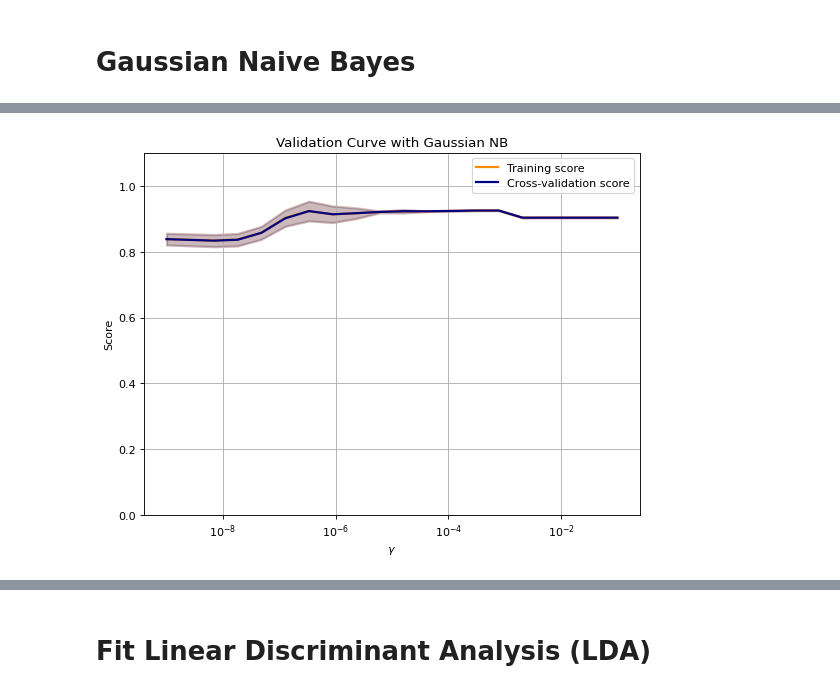
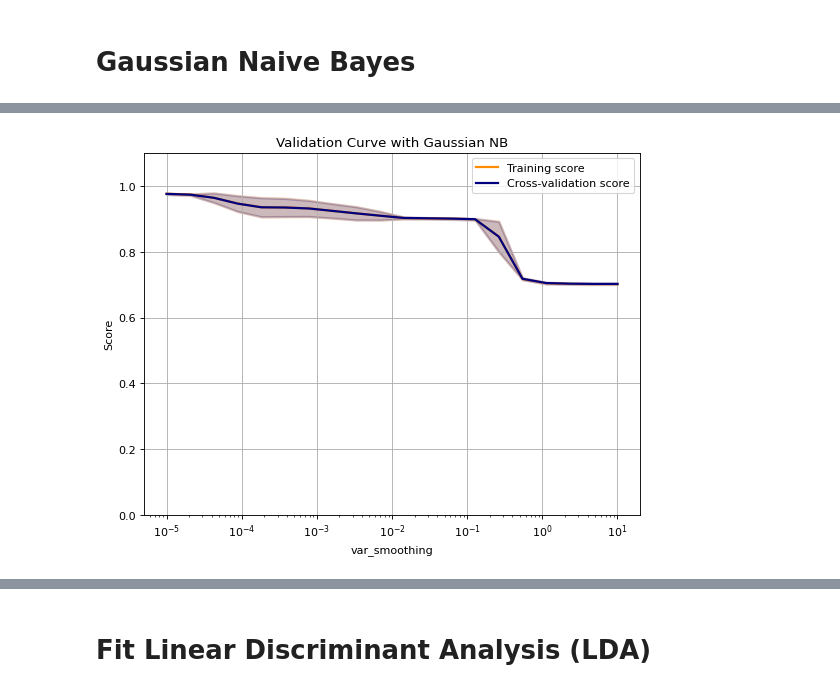
Before and after one commit to Amirosein/AGB-stars-ML-project, a Jupyter notebook: Milestone2/AGB_Project_2.ipynb, the cells around one changed output, grey strips where cells are left out. Saved outputs shown, nothing was run; the diff lists cells and outputs as text; code cells hidden in the pictures.

```diff
--- a/Milestone2/AGB_Project_2.ipynb
+++ b/Milestone2/AGB_Project_2.ipynb
@@ -251,39 +234,13 @@ plot_confusion_matrix(clf1, x_test, y_test,  ax=ax, normalize='true')
-# %%
-from sklearn.model_selection import validation_curve
-
-param_range = np.logspace(-1,-9, num=20)
-
-train_scores, test_scores = validation_curve(GaussianNB(), X, Y_O.values.ravel(),
-                                             param_name="var_smoothing",
-                                             param_range= param_range, cv= 20,
-                                             scoring= 'accuracy' , n_jobs=1)
-
-
-train_scores_mean = np.mean(train_scores, axis=1)
-train_scores_std = np.std(train_scores, axis=1)
-test_scores_mean = np.mean(test_scores, axis=1)
-test_scores_std = np.std(test_scores, axis=1)
-
-figure(figsize=(8, 6), dpi=80)
-
-plt.title("Validation Curve with Gaussian NB")
-plt.xlabel(r"$\gamma$")
-plt.ylabel("Score")
-plt.ylim(0.0, 1.1)
-lw = 2
-
-plt.semilogx(param_range, train_scores_mean, label="Training score",
-             color="darkorange", lw=lw)
-plt.fill_between(param_range, train_scores_mean - train_scores_std,
-                 train_scores_mean + train_scores_std, alpha=0.2,
-                 color="darkorange", lw=lw)
-plt.semilogx(param_range, test_scores_mean, label="Cross-validation score",
-             color="navy", lw=lw)
-plt.fill_between(param_range, test_scores_mean - test_scores_std,
-                 test_scores_mean + test_scores_std, alpha=0.2,
-                 color="navy", lw=lw)
-plt.legend(loc="best")
-plt.grid()
-plt.show()
-# %% [output]
-[figure, removed]
+# %%
+from sklearn.naive_bayes import GaussianNB
+from sklearn.model_selection import ShuffleSplit
+
+clf = GaussianNB()
+
+cv = ShuffleSplit(n_splits=10, test_size=0.3, random_state=42)
+pr = np.logspace(1,-5, num=20)
+plot_validation_curve(clf, X_ps, Y_O, pr, 'var_smoothing', xlog=True,
+                          cv=cv, Modelname='Gaussian NB', n_jobs=2)
+plt.grid()
+# %% [output]
+[figure, added]
```
Also changed, not shown: parts of 6 cells of this notebook.
